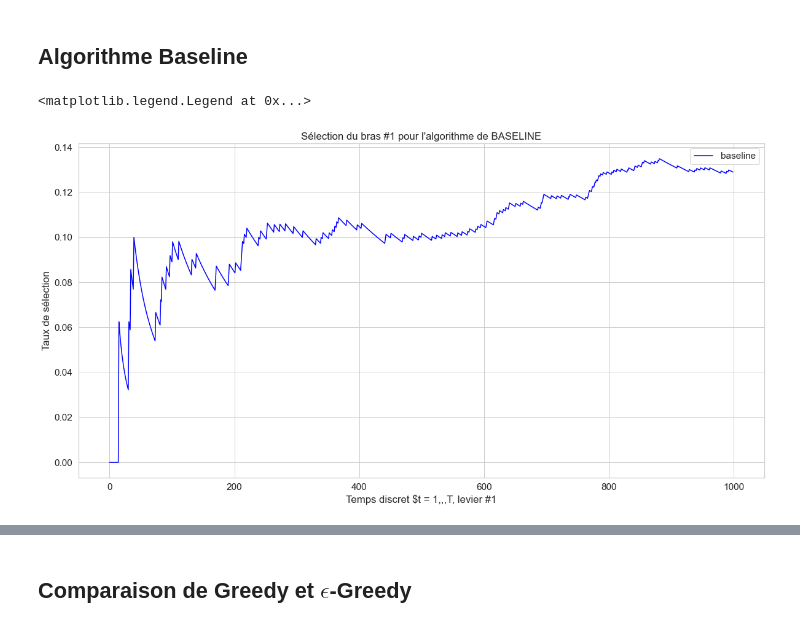
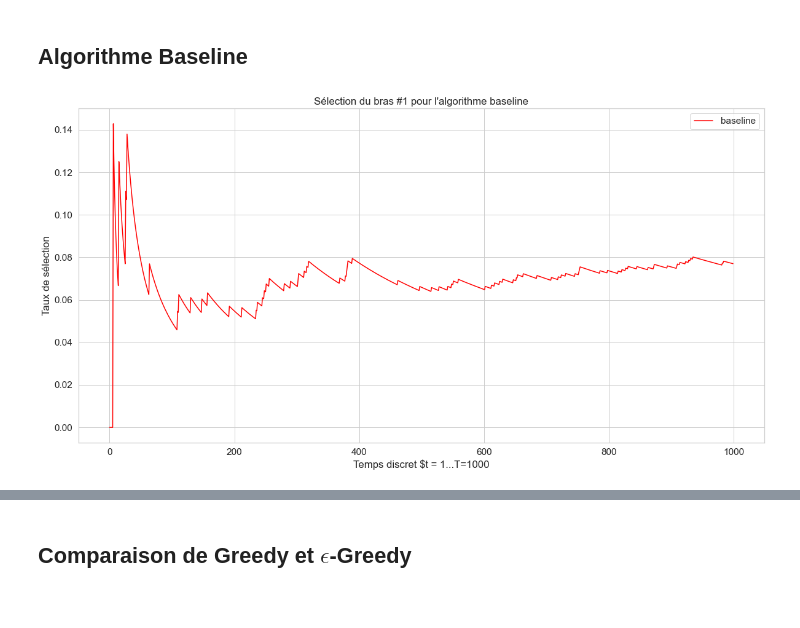
Before and after one commit to Meriadoc-gitgit/Bandits-Manchos-Simulation, a Jupyter notebook: puissance-4-game.ipynb, the cells around one changed output, grey strips where cells are left out. Drawn from its saved outputs; the diff is of its cells as text; code cells hidden in the pictures.

```diff
--- a/puissance-4-game.ipynb
+++ b/puissance-4-game.ipynb
@@ -233,17 +242,13 @@ mpl.rcParams['figure.figsize'] = (20, 10)
 # %%
 # ================================================
 # SELECTION RATE OF BASELINE ALGORITHMS
 # ================================================
-plt.plot(
-  Graphic.selections_simulation(P,1,"baseline",1000,1),
-  label="baseline",
-  color="blue")
+baseline = pd.read_csv("recom-choice-baseline.csv")
+recompenses = baseline["recompenses"]
+choix = baseline["choix"]
 
-plt.xlabel("Temps discret $t = 1,,,T, levier #1")
-plt.ylabel("Taux de sélection")
-plt.title("Sélection du bras #1 pour l'algorithme de BASELINE")
-
-plt.legend()
+Graphic.affiche_selection(choix,"baseline",1000,kstar=1)
+# Sauvegarder le graph sous forme PNG
+#plt.savefig("img/baseline/baseline-selection-rate.jpg")
 # %% [output]
-<matplotlib.legend.Legend at 0x...>
-[figure, old version]
+[figure, new version]
```
Also changed, not shown: parts of 15 cells of this notebook, 19 other files.
